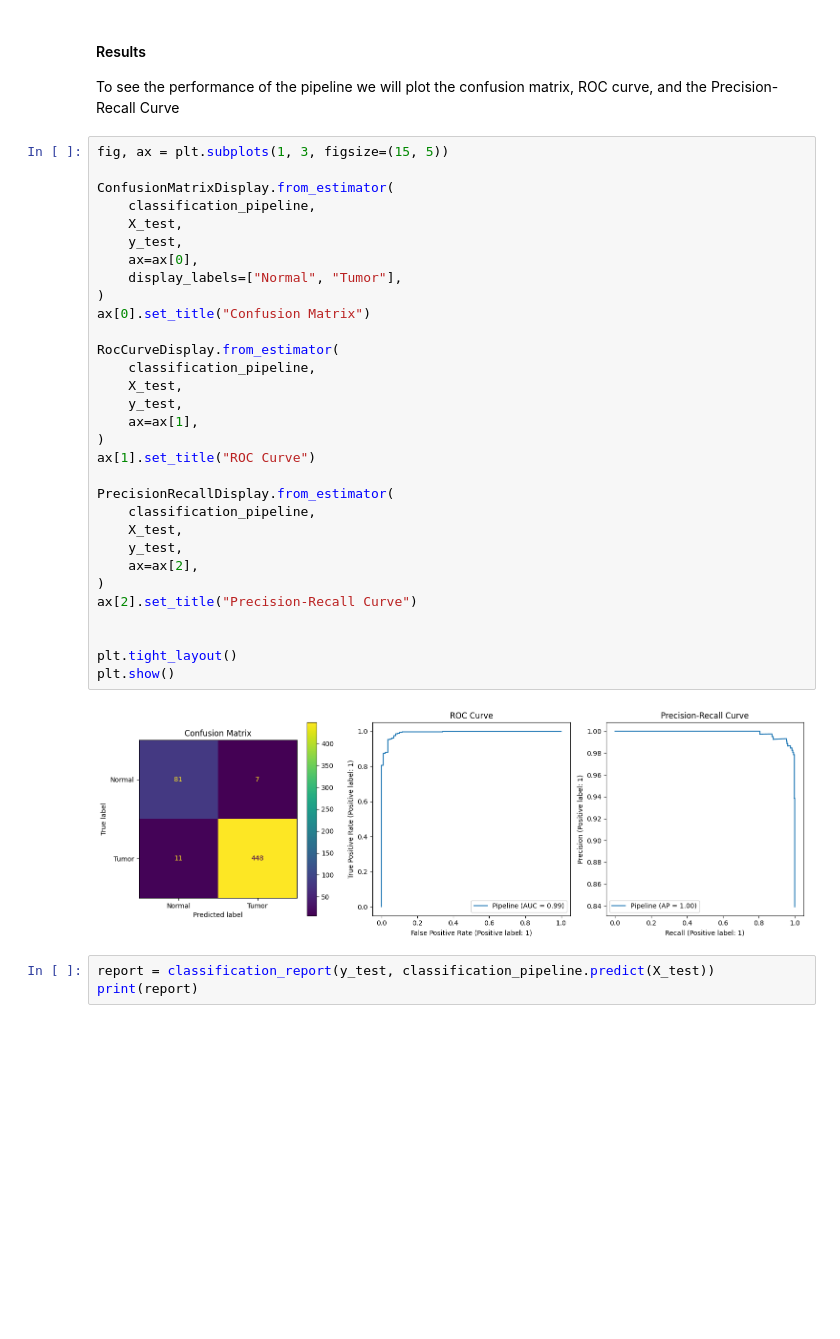
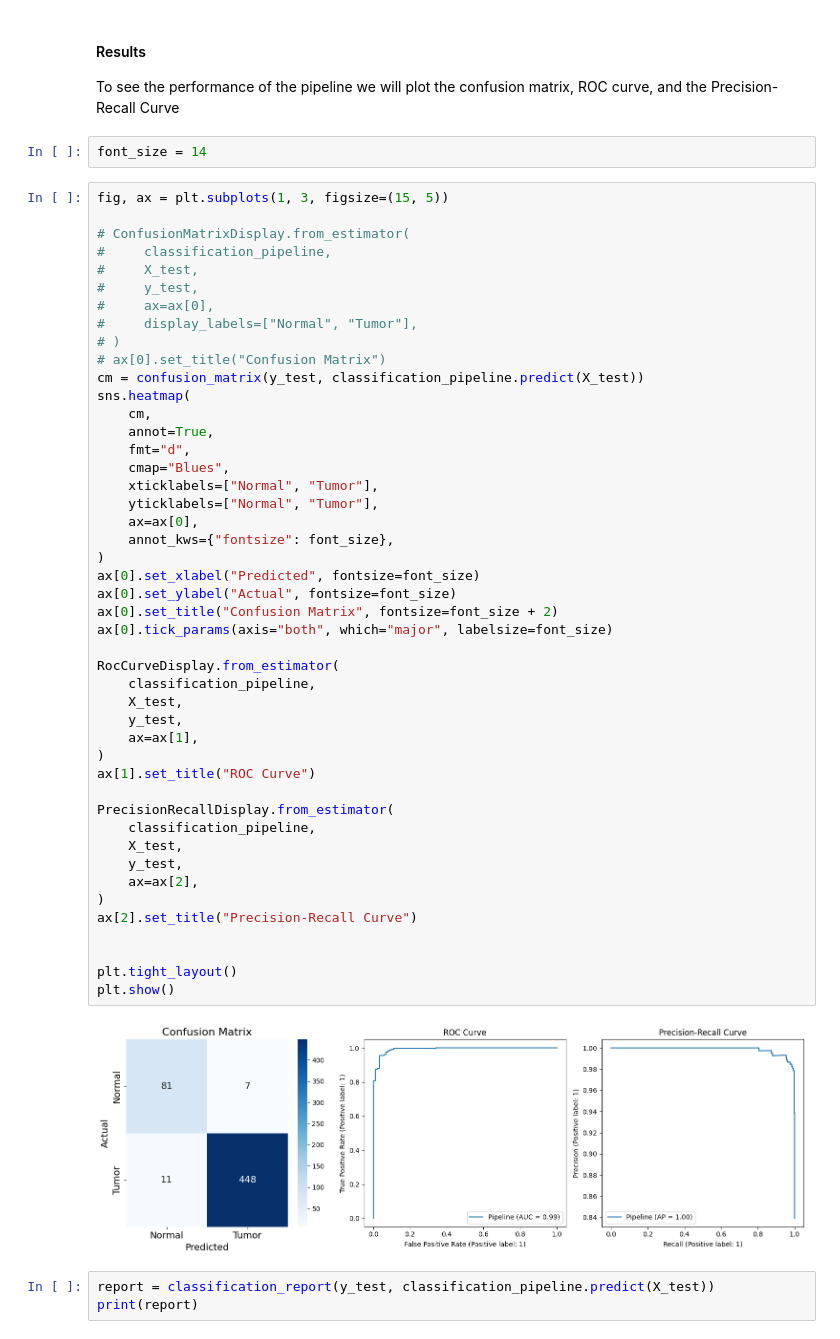
Before and after one commit to jacob-tye/20232110_TCGA_METHYLATION_CLINICAL_ML, a Jupyter notebook: analysis/shap_memory_troubleshoot/01_logistic_regressor.ipynb, the cells around one changed output. Saved outputs shown, nothing was run; the diff lists cells and outputs as text; blank space fills up the shorter version.

```diff
--- a/analysis/shap_memory_troubleshoot/01_logistic_regressor.ipynb
+++ b/analysis/shap_memory_troubleshoot/01_logistic_regressor.ipynb
@@ -238,39 +243,56 @@ Pipeline(steps=[('classifier',
 #### Results
 
 To see the performance of the pipeline we will plot the confusion matrix, ROC curve, and the Precision-Recall Curve
+# %%
+font_size = 14
 # %%
 fig, ax = plt.subplots(1, 3, figsize=(15, 5))
 
-ConfusionMatrixDisplay.from_estimator(
-    classification_pipeline,
-    X_test,
-    y_test,
+# ConfusionMatrixDisplay.from_estimator(
+#     classification_pipeline,
+#     X_test,
+#     y_test,
+#     ax=ax[0],
+#     display_labels=["Normal", "Tumor"],
+# )
+# ax[0].set_title("Confusion Matrix")
+cm = confusion_matrix(y_test, classification_pipeline.predict(X_test))
+sns.heatmap(
+    cm,
+    annot=True,
+    fmt="d",
+    cmap="Blues",
+    xticklabels=["Normal", "Tumor"],
+    yticklabels=["Normal", "Tumor"],
     ax=ax[0],
-    display_labels=["Normal", "Tumor"],
+    annot_kws={"fontsize": font_size},
 )
-ax[0].set_title("Confusion Matrix")
+ax[0].set_xlabel("Predicted", fontsize=font_size)
+ax[0].set_ylabel("Actual", fontsize=font_size)
+ax[0].set_title("Confusion Matrix", fontsize=font_size + 2)
+ax[0].tick_params(axis="both", which="major", labelsize=font_size)
 
 RocCurveDisplay.from_estimator(
     classification_pipeline,
     X_test,
     y_test,
     ax=ax[1],
 )
 ax[1].set_title("ROC Curve")
 
 PrecisionRecallDisplay.from_estimator(
     classification_pipeline,
     X_test,
     y_test,
     ax=ax[2],
 )
 ax[2].set_title("Precision-Recall Curve")
 
 
 plt.tight_layout()
 plt.show()
 # %% [output]
-[figure, old version]
+[figure, new version]
 # %%
 report = classification_report(y_test, classification_pipeline.predict(X_test))
 print(report)
```
Also changed, not shown: parts of 6 cells of this notebook, 3 other files.
